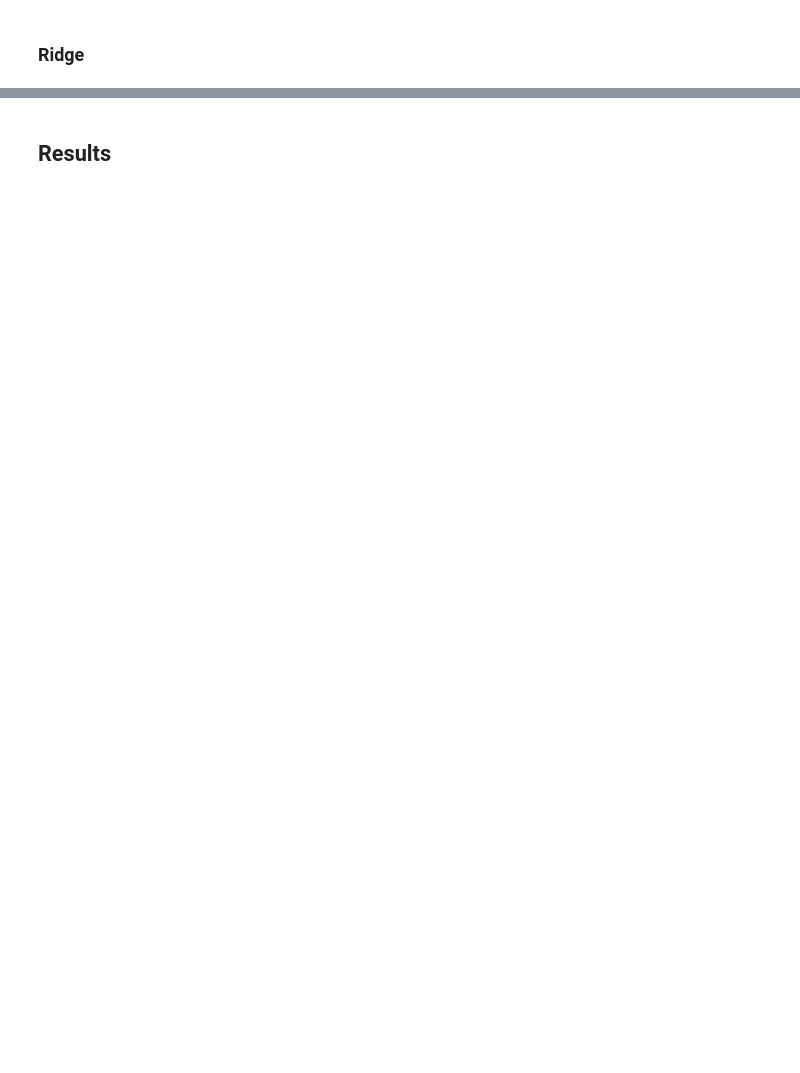
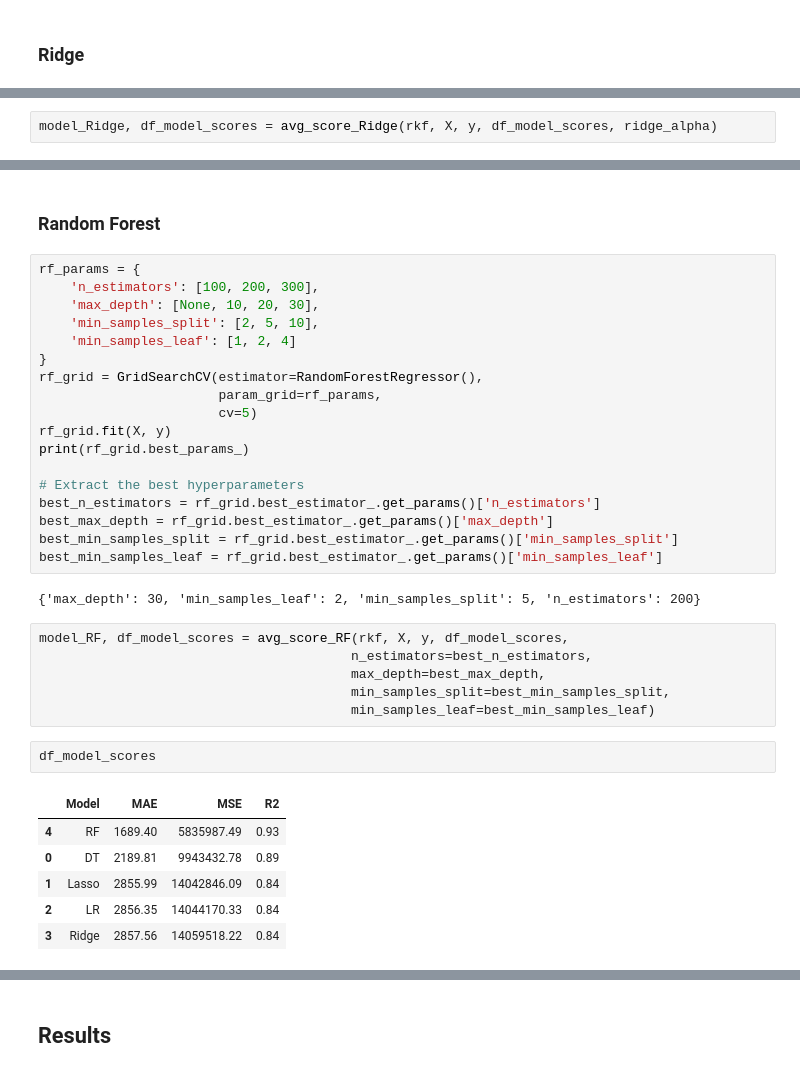
Before and after one commit to pedromaiapatinha/Car_Price_Prediction-Portuguese_Data, a Jupyter notebook: Portugal Car Price Prediction.ipynb, the cells around one changed output, grey strips where cells are left out. Saved outputs shown, nothing was run; the diff lists cells and outputs as text; blank space fills up the shorter version.

```diff
--- a/Portugal Car Price Prediction.ipynb
+++ b/Portugal Car Price Prediction.ipynb
@@ -1044,0 +1179,2 @@ add_scores('Ridge', rid_y_pred, y_test)
+# %%
+model_Ridge, df_model_scores = avg_score_Ridge(rkf, X, y, df_model_scores, ridge_alpha)
@@ -1044,0 +1221,37 @@ add_scores('Ridge', rid_y_pred, y_test)
+# %% [markdown]
+### Random Forest
+# %%
+rf_params = {
+    'n_estimators': [100, 200, 300],
+    'max_depth': [None, 10, 20, 30],
+    'min_samples_split': [2, 5, 10],
+    'min_samples_leaf': [1, 2, 4]
+}
+rf_grid = GridSearchCV(estimator=RandomForestRegressor(),
+                       param_grid=rf_params,
+                       cv=5)
+rf_grid.fit(X, y)
+print(rf_grid.best_params_)
+
+# Extract the best hyperparameters
+best_n_estimators = rf_grid.best_estimator_.get_params()['n_estimators']
+best_max_depth = rf_grid.best_estimator_.get_params()['max_depth']
+best_min_samples_split = rf_grid.best_estimator_.get_params()['min_samples_split']
+best_min_samples_leaf = rf_grid.best_estimator_.get_params()['min_samples_leaf']
+# %% [output]
+{'max_depth': 30, 'min_samples_leaf': 2, 'min_samples_split': 5, 'n_estimators': 200}
+# %%
+model_RF, df_model_scores = avg_score_RF(rkf, X, y, df_model_scores,
+                                        n_estimators=best_n_estimators,
+                                        max_depth=best_max_depth,
+                                        min_samples_split=best_min_samples_split,
+                                        min_samples_leaf=best_min_samples_leaf)
+# %%
+df_model_scores
+# %% [output]
+|  | Model | MAE | MSE | R2 |
+| 4 | RF | 1689.40 | 5835987.49 | 0.93 |
+| 0 | DT | 2189.81 | 9943432.78 | 0.89 |
+| 1 | Lasso | 2855.99 | 14042846.09 | 0.84 |
+| 2 | LR | 2856.35 | 14044170.33 | 0.84 |
+| 3 | Ridge | 2857.56 | 14059518.22 | 0.84 |
```
Also changed, not shown: parts of 111 cells of this notebook.
